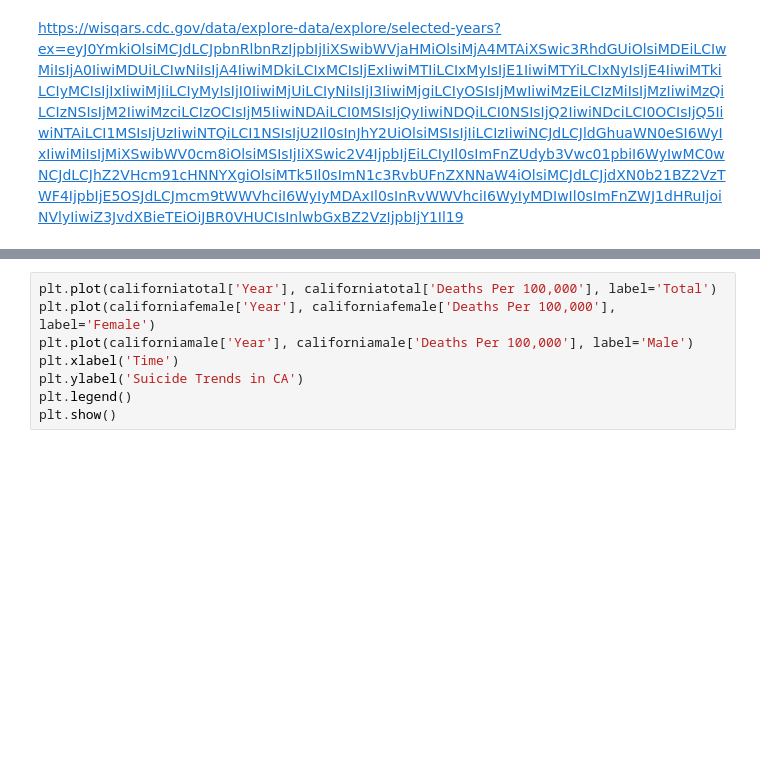
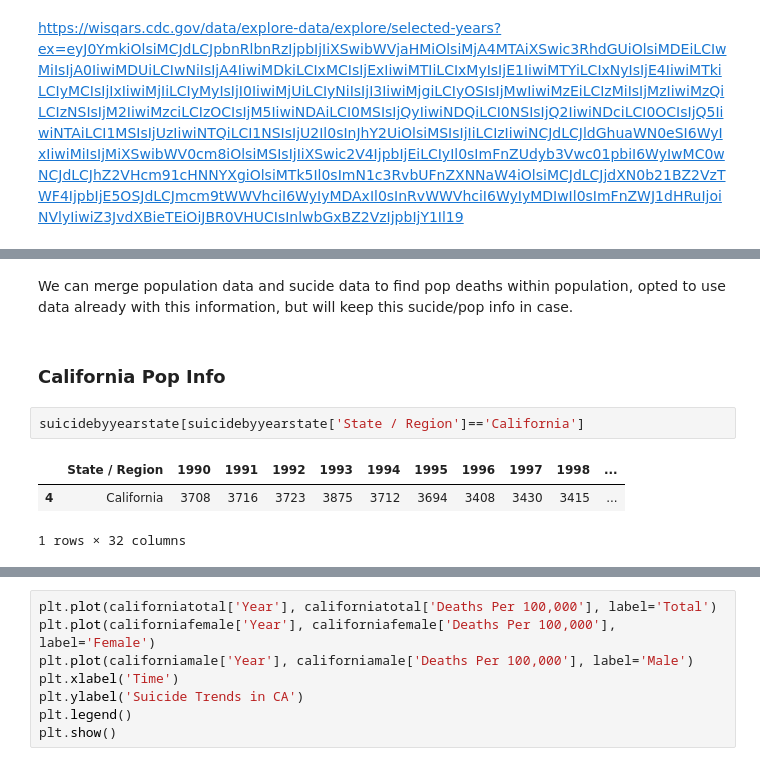
Before and after one commit to vtolentino93/Capstone-2-Springboard, a Jupyter notebook: Data Wrangling - Capstone 2.ipynb, the cells around one changed output, grey strips where cells are left out. Drawn from its saved outputs; the diff is of its cells as text; blank space fills up the shorter version.

```diff
--- a/Data Wrangling - Capstone 2.ipynb
+++ b/Data Wrangling - Capstone 2.ipynb
@@ -313,0 +389,10 @@ https://wisqars.cdc.gov/data/explore-data/explore/selected-years?ex=eyJ0YmkiOlsi
+# %% [markdown]
+We can merge population data and sucide data to find pop deaths within population, opted to use data already with this information, but will keep this sucide/pop info in case.
+# %% [markdown]
+### California Pop Info
+# %%
+suicidebyyearstate[suicidebyyearstate['State / Region']=='California']
+# %% [output]
+|  | State / Region | 1990 | 1991 | 1992 | 1993 | 1994 | 1995 | 1996 | 1997 | 1998 | ... |
+| 4 | California | 3708 | 3716 | 3723 | 3875 | 3712 | 3694 | 3408 | 3430 | 3415 | ... |
+1 rows × 32 columns
```
Also changed, not shown: parts of 49 cells of this notebook.
